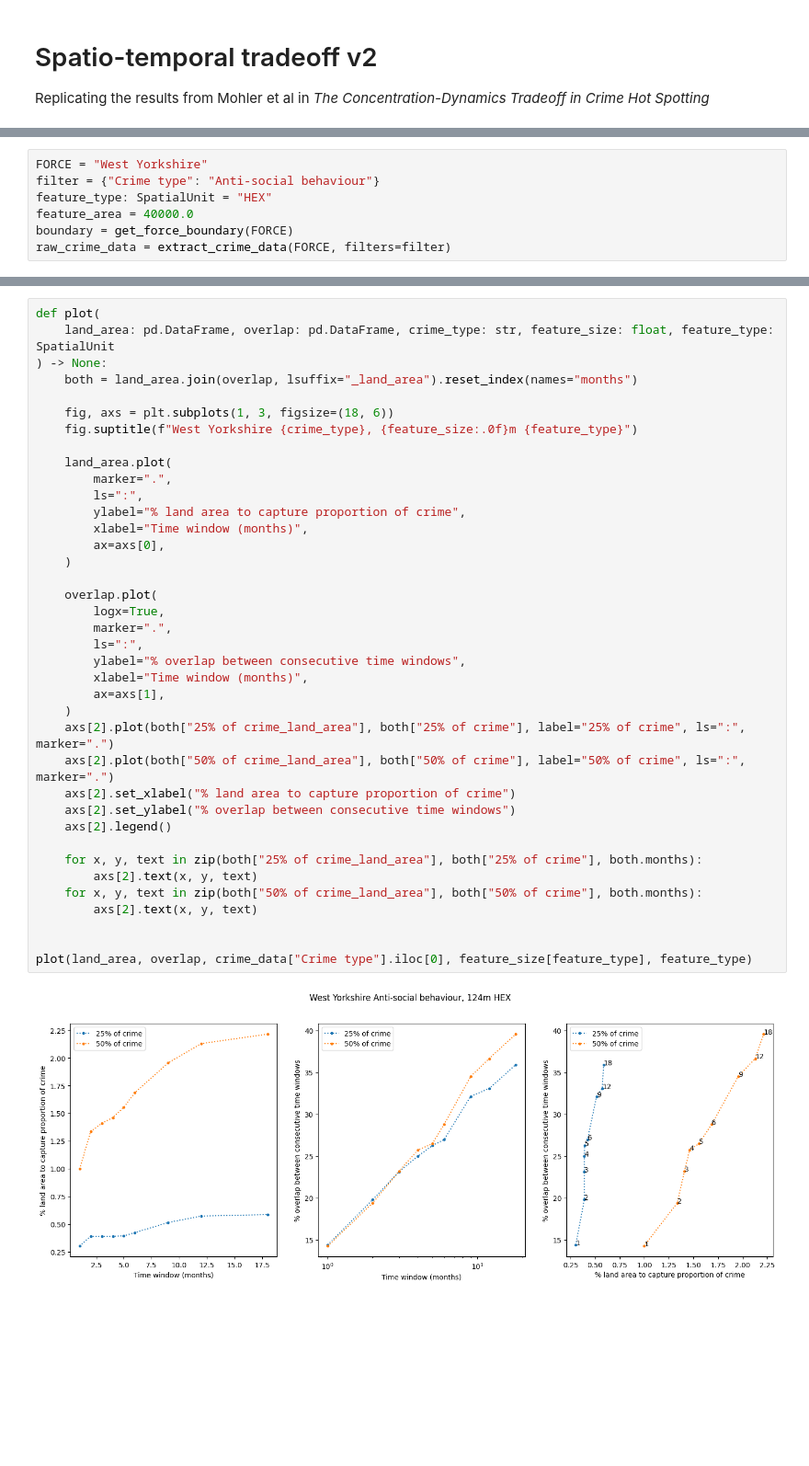
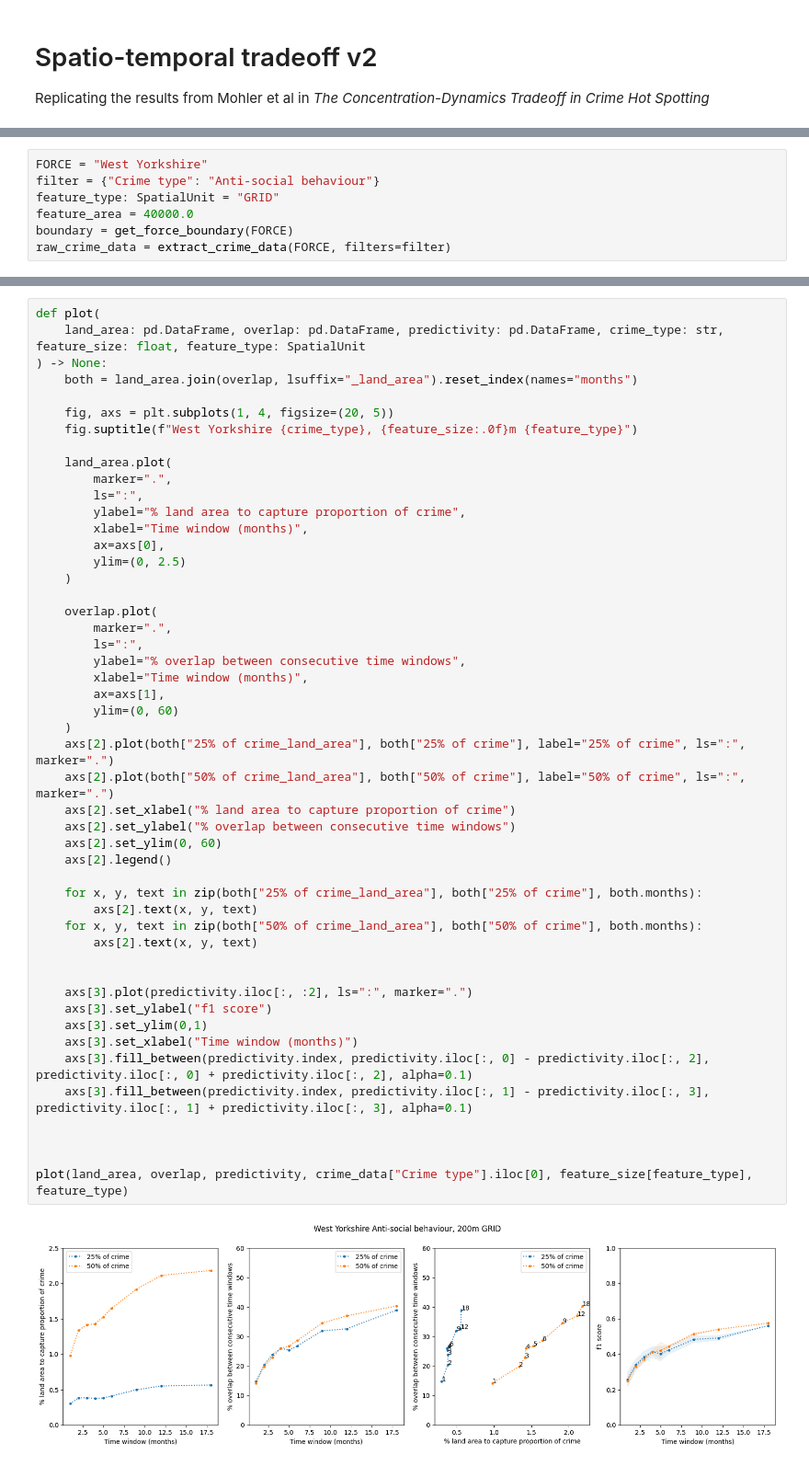
Before and after one commit to safer-streets/safer-streets-core, a Jupyter notebook: tradeoff2.ipynb, the cells around one changed output, grey strips where cells are left out. Shown at 92% size. Saved outputs shown, nothing was run; the diff lists cells and outputs as text; blank space fills up the shorter version.

```diff
--- a/tradeoff2.ipynb
+++ b/tradeoff2.ipynb
@@ -18,7 +22,7 @@ from utils import Month, MonthRange, extract_crime_data, random_crime_data
 # %%
 FORCE = "West Yorkshire"
 filter = {"Crime type": "Anti-social behaviour"}
-feature_type: SpatialUnit = "HEX"
+feature_type: SpatialUnit = "GRID"
 feature_area = 40000.0
 boundary = get_force_boundary(FORCE)
 raw_crime_data = extract_crime_data(FORCE, filters=filter)
@@ -120,43 +195,54 @@ land_area, overlap = calc_land_area(crime_data, windows), calc_overlap(crime_dat
 # %%
 def plot(
-    land_area: pd.DataFrame, overlap: pd.DataFrame, crime_type: str, feature_size: float, feature_type: SpatialUnit
+    land_area: pd.DataFrame, overlap: pd.DataFrame, predictivity: pd.DataFrame, crime_type: str, feature_size: float, feature_type: SpatialUnit
 ) -> None:
     both = land_area.join(overlap, lsuffix="_land_area").reset_index(names="months")
 
-    fig, axs = plt.subplots(1, 3, figsize=(18, 6))
+    fig, axs = plt.subplots(1, 4, figsize=(20, 5))
     fig.suptitle(f"West Yorkshire {crime_type}, {feature_size:.0f}m {feature_type}")
 
     land_area.plot(
         marker=".",
         ls=":",
         ylabel="% land area to capture proportion of crime",
         xlabel="Time window (months)",
         ax=axs[0],
+        ylim=(0, 2.5)
     )
 
     overlap.plot(
-        logx=True,
         marker=".",
         ls=":",
         ylabel="% overlap between consecutive time windows",
         xlabel="Time window (months)",
         ax=axs[1],
+        ylim=(0, 60)
     )
     axs[2].plot(both["25% of crime_land_area"], both["25% of crime"], label="25% of crime", ls=":", marker=".")
     axs[2].plot(both["50% of crime_land_area"], both["50% of crime"], label="50% of crime", ls=":", marker=".")
     axs[2].set_xlabel("% land area to capture proportion of crime")
     axs[2].set_ylabel("% overlap between consecutive time windows")
+    axs[2].set_ylim(0, 60)
     axs[2].legend()
 
     for x, y, text in zip(both["25% of crime_land_area"], both["25% of crime"], both.months):
         axs[2].text(x, y, text)
     for x, y, text in zip(both["50% of crime_land_area"], both["50% of crime"], both.months):
         axs[2].text(x, y, text)
 
 
-plot(land_area, overlap, crime_data["Crime type"].iloc[0], feature_size[feature_type], feature_type)
+    axs[3].plot(predictivity.iloc[:, :2], ls=":", marker=".")
+    axs[3].set_ylabel("f1 score")
+    axs[3].set_ylim(0,1)
+    axs[3].set_xlabel("Time window (months)")
+    axs[3].fill_between(predictivity.index, predictivity.iloc[:, 0] - predictivity.iloc[:, 2], predictivity.iloc[:, 0] + predictivity.iloc[:, 2], alpha=0.1)
+    axs[3].fill_between(predictivity.index, predictivity.iloc[:, 1] - predictivity.iloc[:, 3], predictivity.iloc[:, 1] + predictivity.iloc[:, 3], alpha=0.1)
+
+
+
+plot(land_area, overlap, predictivity, crime_data["Crime type"].iloc[0], feature_size[feature_type], feature_type)
 # %% [output]
-[figure, old version]
+[figure, new version]
 # %%
 crime_data_400, _ = map_to_spatial_unit(raw_crime_data, boundary, feature_type, size=feature_size[feature_type] * 2)
 land_area_400, overlap_400 = calc_land_area(crime_data_400, windows), calc_overlap(crime_data_400, windows)
```
Also changed, not shown: parts of 9 cells of this notebook, 2 other files.
